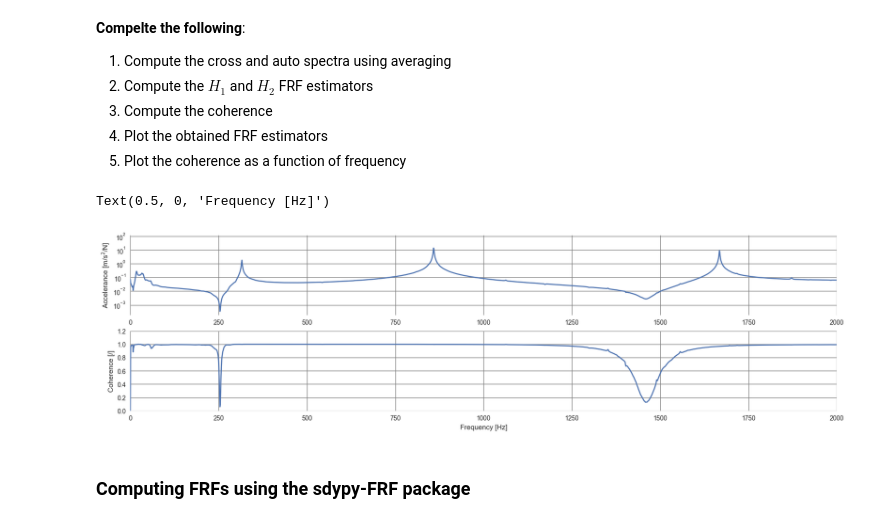
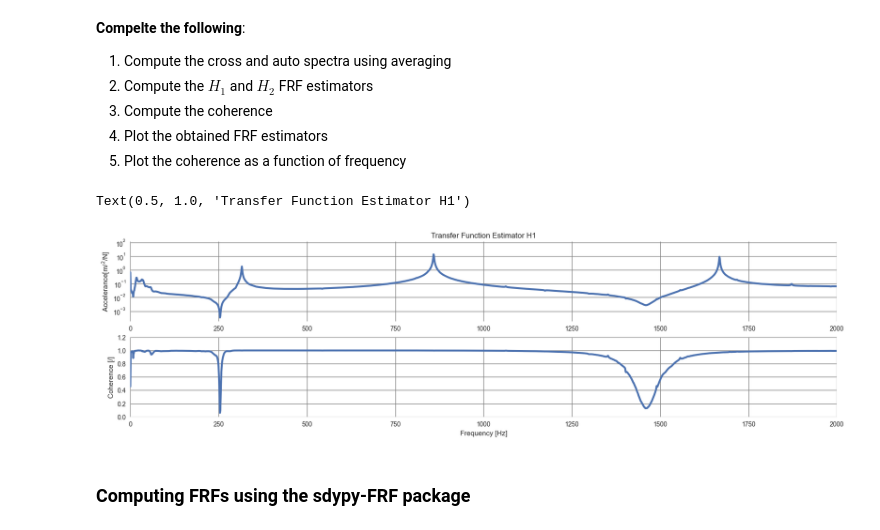
Before and after one commit to HoangNguyen17/AE543, a Jupyter notebook: HW5/HoangNguyen_HW5.ipynb, the cells around one changed output. Saved outputs shown, nothing was run; the diff lists cells and outputs as text; code cells hidden in the pictures.

```diff
--- a/HW5/HoangNguyen_HW5.ipynb
+++ b/HW5/HoangNguyen_HW5.ipynb
@@ -382,26 +398,39 @@ $$\gamma^2 = \frac{H_1(f)}{H_2(f)}$$
 N_samples = acceleration.shape[1]  # number of samples in each segment
 
 # Compute the auto and cross-spectra
-freq, S_xx =
-freq, S_ff =
-freq, S_xf =
-freq, S_fx =
+freq, S_xx = csd(acceleration, acceleration, fs=sampling_frequency, window=np.ones(N_samples))
+freq, S_ff = csd(force,force,fs=sampling_frequency, window=np.ones(N_samples))
+freq, S_xf = csd(acceleration, force, fs=sampling_frequency, window=np.ones(N_samples))
+freq, S_fx = csd(force, acceleration, fs=sampling_frequency, window=np.ones(N_samples))
 
 # Average the spectra over all segments
-S_xx =
-
+S_xx = np.mean(S_xx, axis=0)
+S_ff = np.mean(S_ff, axis=0)
+S_xf = np.mean(S_xf, axis=0)
+S_fx = np.mean(S_fx, axis=0)
 
 # Compute the transfer function estimators
-H_1 =
-H_2 =
+H_1 = S_xf / S_ff
+H_2 = S_xx / S_xf
 
 # Compute the coherence
-coherence =
+coherence = np.abs(S_xf)**2 / (S_xx * S_ff)
-# %%
-fig, ax = plt.subplots(2, figsize=(20, 5))
-# %% [output]
-Text(0.5, 0, 'Frequency [Hz]')
-[figure, removed]
+# %%
+fig, ax = plt.subplots(2, figsize=(20, 5))
+ax[0].semilogy(freq, np.abs(H_1), label='H1 estimator', linewidth=3)
+ax[1].plot(freq, np.real(coherence), label='Coherence', linewidth=3)
+
+ax[1].set_ylim(0, 1.2)
+ax[0].set_xlim(0,2000)
+ax[1].set_xlim(0,2000)
+
+ax[0].set_ylabel(r'Accelerance[m/$^2$/N]')
+ax[1].set_ylabel('Coherence [/]')
+ax[1].set_xlabel('Frequency [Hz]')
+ax[0].set_title('Transfer Function Estimator H1')
+# %% [output]
+Text(0.5, 1.0, 'Transfer Function Estimator H1')
+[figure, added]
 # %% [markdown]
 ### Computing FRFs using the sdypy-FRF package
 # %%
```
Also changed, not shown: parts of 18 cells of this notebook, 3 other files.
